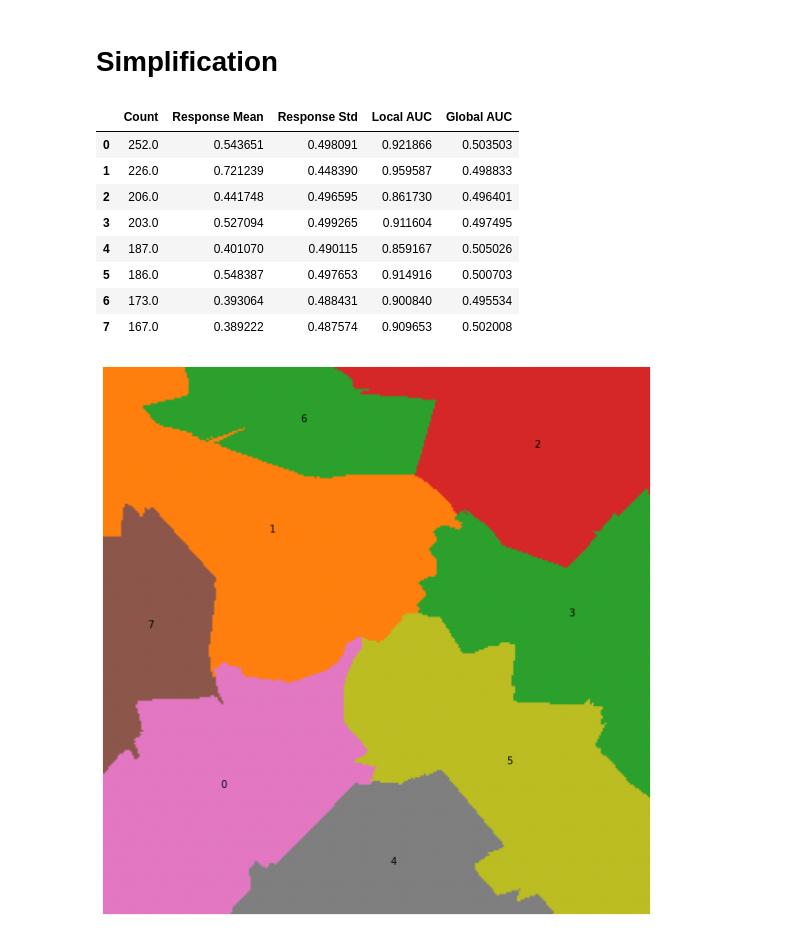
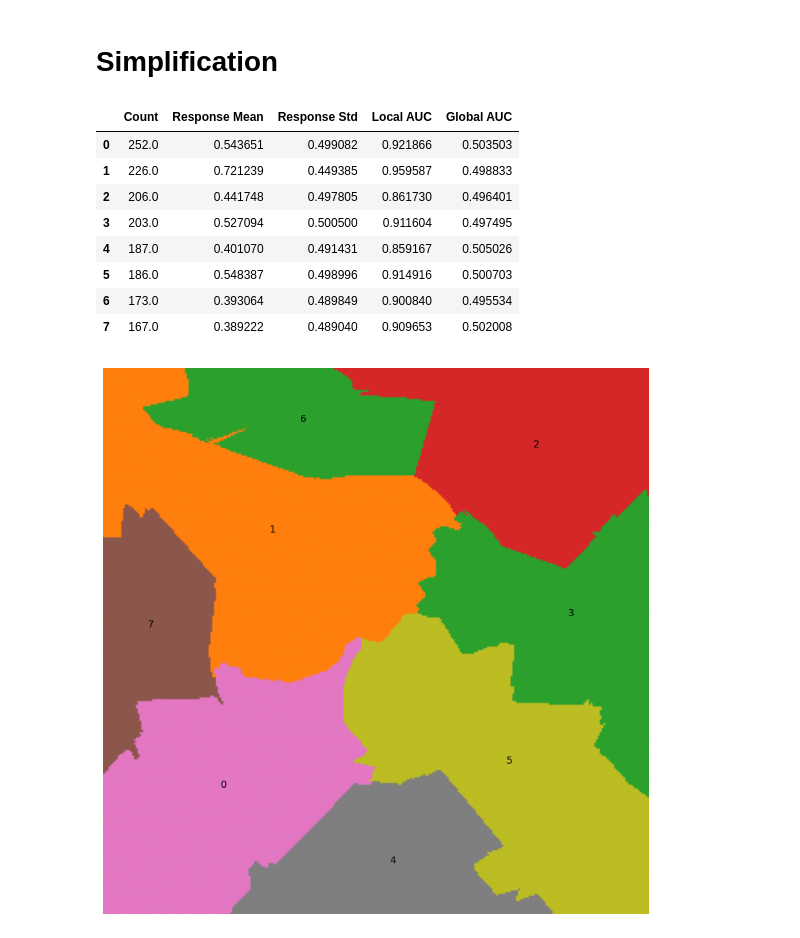
Before and after one commit to SelfExplainML/Aletheia, a Jupyter notebook: examples/CoCircles.ipynb, the cells around one changed output. Drawn from its saved outputs; the diff is of its cells as text; code cells hidden in the pictures.

```diff
--- a/examples/CoCircles.ipynb
+++ b/examples/CoCircles.ipynb
@@ -156,33 +157,33 @@ restable.head(10)
 # %%
 ## Run the merging algorithm
 datanum = train_x.shape[0]
 indices = np.arange(datanum)
 idx1, idx2 = train_test_split(indices, test_size=0.2, random_state=random_state)
 val_fold = np.ones((len(indices)))
 val_fold[idx1] = -1
 
 grid = GridSearchCV(MergerClassifier(unwrapper=None,
                                      weights=mlp.coefs_,
                                      biases=mlp.intercepts_,
                                      min_samples=30,
                                      n_neighbors=np.round(clf.nllms * 0.01).astype(int),
                                      refit_model=LogisticRegression()),
-                                     param_grid={"n_clusters": [1, 2, 3, 4, 5, 6, 7, 8, 9, 10, 15, 20]},
+                                     param_grid={"n_clusters": [2, 4, 6, 8, 10, 15, 20]},
                                      scoring={"auc": make_scorer(roc_auc_score, needs_proba=True)},
                                      cv=PredefinedSplit(val_fold), refit="auc", n_jobs=10, error_score=np.nan)
 grid.fit(train_x, train_y)
 clf_merge = grid.best_estimator_
 clf_merge.summary()
 # %% [output]
 |  | Count | Response Mean | Response Std | Local AUC | Global AUC |
-| 0 | 252.0 | 0.543651 | 0.498091 | 0.921866 | 0.503503 |
-| 1 | 226.0 | 0.721239 | 0.448390 | 0.959587 | 0.498833 |
-| 2 | 206.0 | 0.441748 | 0.496595 | 0.861730 | 0.496401 |
-| 3 | 203.0 | 0.527094 | 0.499265 | 0.911604 | 0.497495 |
-| 4 | 187.0 | 0.401070 | 0.490115 | 0.859167 | 0.505026 |
-| 5 | 186.0 | 0.548387 | 0.497653 | 0.914916 | 0.500703 |
-| 6 | 173.0 | 0.393064 | 0.488431 | 0.900840 | 0.495534 |
-| 7 | 167.0 | 0.389222 | 0.487574 | 0.909653 | 0.502008 |
+| 0 | 252.0 | 0.543651 | 0.499082 | 0.921866 | 0.503503 |
+| 1 | 226.0 | 0.721239 | 0.449385 | 0.959587 | 0.498833 |
+| 2 | 206.0 | 0.441748 | 0.497805 | 0.861730 | 0.496401 |
+| 3 | 203.0 | 0.527094 | 0.500500 | 0.911604 | 0.497495 |
+| 4 | 187.0 | 0.401070 | 0.491431 | 0.859167 | 0.505026 |
+| 5 | 186.0 | 0.548387 | 0.498996 | 0.914916 | 0.500703 |
+| 6 | 173.0 | 0.393064 | 0.489849 | 0.900840 | 0.495534 |
+| 7 | 167.0 | 0.389222 | 0.489040 | 0.909653 | 0.502008 |
 # %%
 # Visualization of merged regions in 2D case
 fig = clf_merge.visualize2D_regions(figsize=(8, 8), meshsize=300, show_label=True)
```
Also changed, not shown: parts of 25 cells of this notebook, 3 other files.
